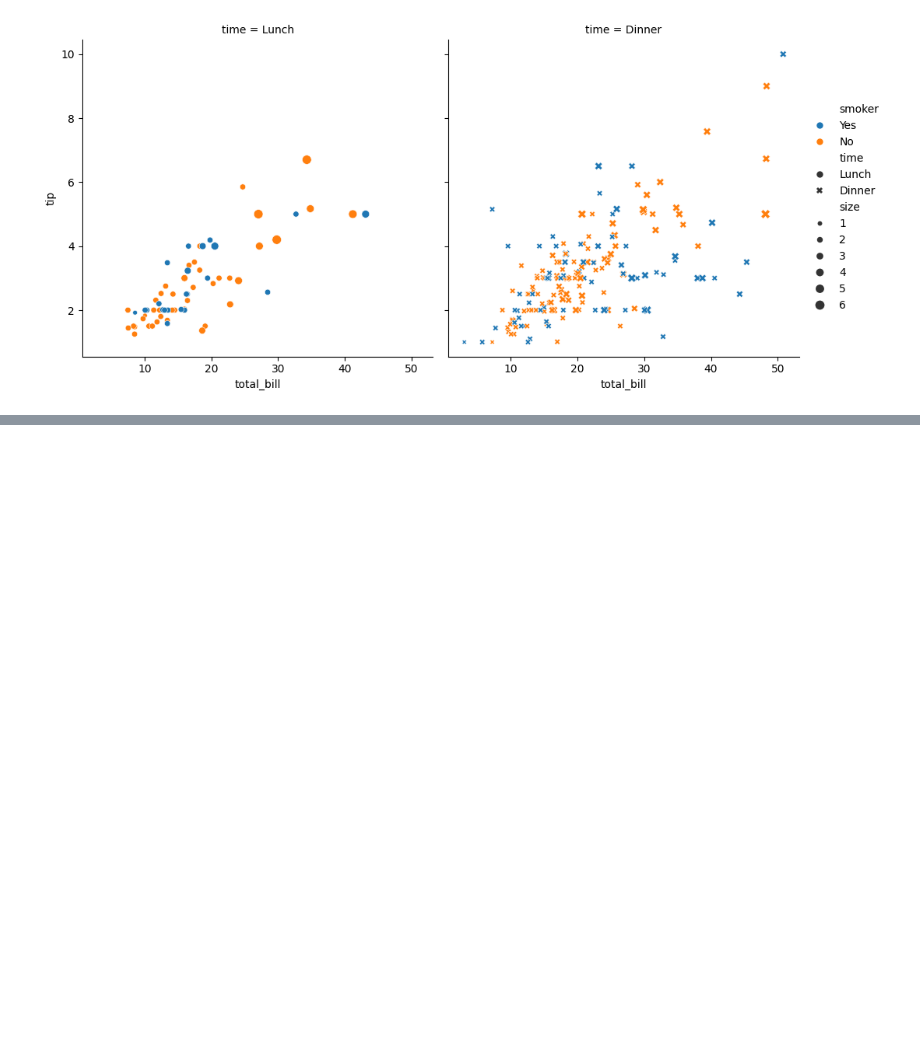
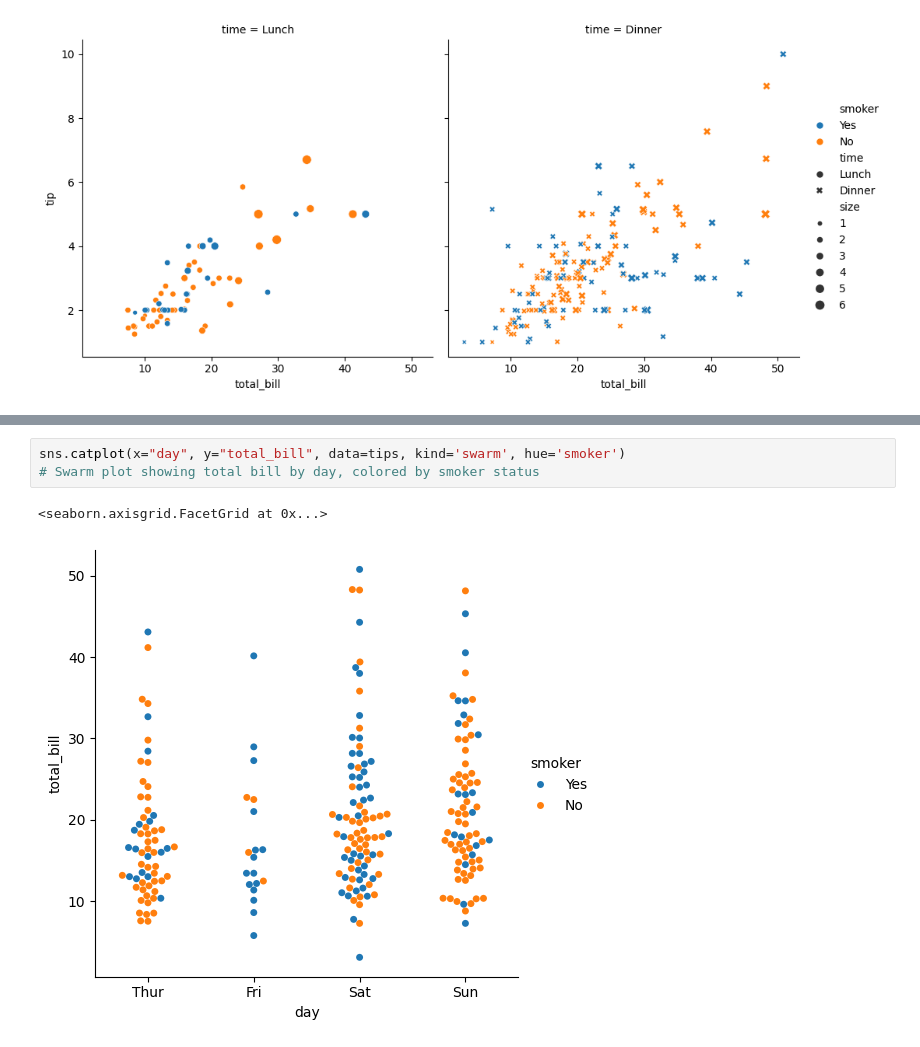
Before and after one commit to MuraliAirody/PyAi_Foundation, a Jupyter notebook: Seaborn/2_seaborn.ipynb, the cells around one changed output, grey strips where cells are left out. Cells and saved outputs as stored; diff of their text form; blank space fills up the shorter version.

```diff
--- a/Seaborn/2_seaborn.ipynb
+++ b/Seaborn/2_seaborn.ipynb
@@ -50,0 +57,6 @@ sns.relplot(x="total_bill", y="tip", col='time', data=tips, hue="smoker", style=
+# %%
+sns.catplot(x="day", y="total_bill", data=tips, kind='swarm', hue='smoker')
+# Swarm plot showing total bill by day, colored by smoker status
+# %% [output]
+<seaborn.axisgrid.FacetGrid at 0x...>
+[figure, added]
```
Also changed, not shown: parts of 3 cells of this notebook.
